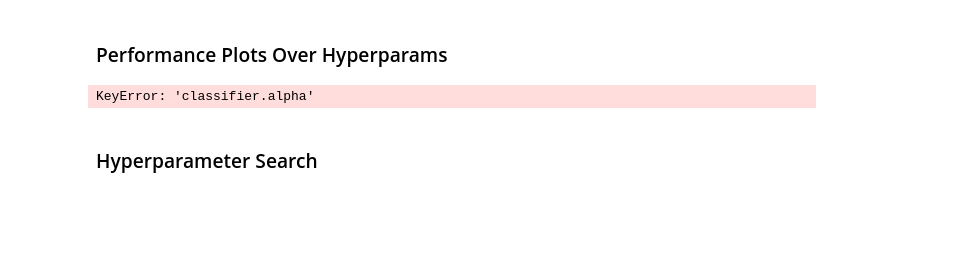
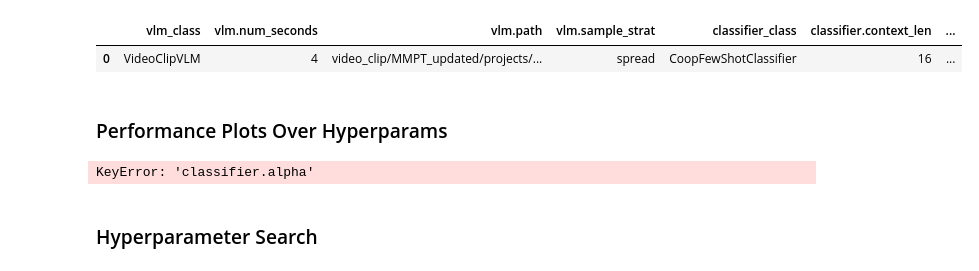
Before and after one commit to zanedurante/vlm_benchmark, a Jupyter notebook: vlm_param_tests.ipynb, the cells around one changed output. Drawn from its saved outputs; the diff is of its cells as text; code cells hidden in the pictures; blank space fills up the shorter version.

Commit message:
minor test script updates

```diff
--- a/vlm_param_tests.ipynb
+++ b/vlm_param_tests.ipynb
@@ -28,6 +28,7 @@ elif ENV == "videoclip":
     from video_clip.video_clip import VideoClipVLM as VLM
     params_dict["vlm.num_seconds"] = [4] #[2, 4, 10, 16, 32]
     params_dict["vlm.sample_strat"] = ["spread"] #["center", "start", "spread"]
+    params_dict["vlm.use_cuda"] = [True]
 elif ENV == "VLM_UNIVL":
     from UNIVL.wrapper import UniVL_SimilarityVLM as VLM
 elif ENV == "VLM_VTTWINS":
@@ -37,12 +38,12 @@ else:
 
 # Dataset Params - dataset.____ keys are passed into DatasetHandler constructor
 params_dict["dataset.name"] = ["smsm"]
-params_dict["dataset.split"] = ["val", "test"]
+params_dict["dataset.split"] = ["test"]
 params_dict["dataset.split_type"] = ["video"]
 #params_dict["dataset.class_limit"] = [5]
 
 # Classifier Params - classifier.____ keys are passed into classifier constructor
-if True:
+if False:
     from classifier import WeightedTextFewShotClassifier as Classifier
     params_dict["classifier.text_weight"] = [0, 0.1, 1.0, 4.0, 10.0, 100.0]
     #params_dict["classifier.metric"] = [Similarity.COSINE, Similarity.DOT, Similarity.EUCLID]
@@ -83,15 +84,15 @@ if False:
     params_dict["classifier.weight_decay"] = [0.0001]
 if False:
     from classifier.smsm_object_oracle import SmsmObjectOracleFewShotClassifier as Classifier
-if False:
-    from classifier.visual_prompt import VisualPromptFewShotClassifier as Classifier
-    params_dict["classifier.epochs"] = [20]
+if True:
+    from classifier.coop import CoopFewShotClassifier as Classifier
     params_dict["classifier.lr"] = [1e-2]
-    params_dict["classifier.weight_decay"] = [1e-2]
+    params_dict["classifier.epochs"] = [10]
+    params_dict["classifier.random_augment"] = [False]
 
 # Few-Shot Test Params - test.____ keys are passed into few-shot test call
 params_dict["test.n_way"] = [100]
-params_dict["test.n_support"] = [0, 1, 2, 4, 8, 16, 32, 64]
+params_dict["test.n_support"] = [2] #[0, 1, 2, 4, 8, 16, 32, 64]
 params_dict["test.n_query"] = [None]
 params_dict["test.n_episodes"] = [10]
 # %%
@@ -137,7 +138,7 @@ for params in pbar:
         support_dataset = DatasetHandler(**support_dataset_params)
 
         query_dataset.fill_cache(vlm)
-        support_dataset.fill_cache(vlm)
+        #support_dataset.fill_cache(vlm)
 
         cur_dataset_params = dataset_params
 
@@ -152,6 +153,11 @@ for params in pbar:
     test_handler.run_few_shot_test(classifier, query_dataset, support_dataset, **test_params)
 
 clear_output()
+# %%
+display(test_handler.results)
+# %% [output]
+|  | vlm_class | vlm.num_seconds | vlm.path | vlm.sample_strat | classifier_class | classifier.context_len | ... |
+| 0 | VideoClipVLM | 4 | video_clip/MMPT_updated/projects/... | spread | CoopFewShotClassifier | 16 | ... |
 # %% [markdown]
 ### Performance Plots Over Hyperparams
 # %%
```
Also changed, not shown: 1 other file.
